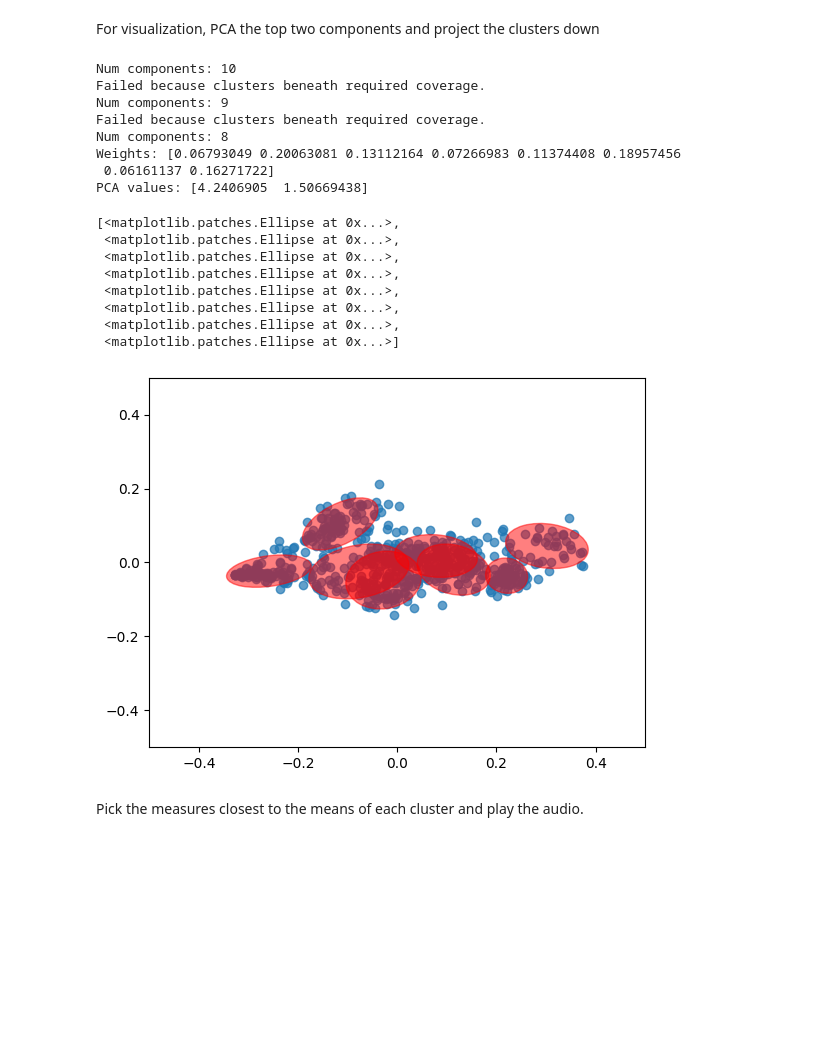
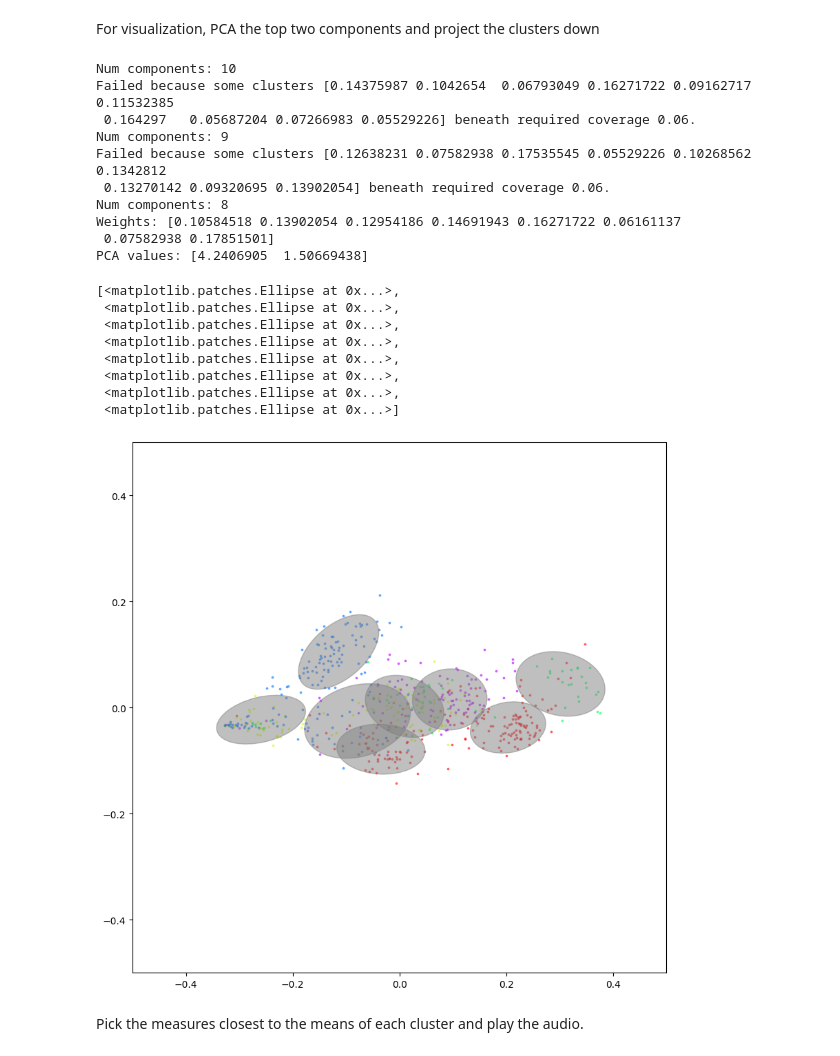
Before and after one commit to chenhi/groove_gang, a Jupyter notebook: demo_intraclustering.ipynb, the cells around one changed output. Drawn from its saved outputs; the diff is of its cells as text; code cells hidden in the pictures; blank space fills up the shorter version.

Commit message:
colors

```diff
--- a/demo_intraclustering.ipynb
+++ b/demo_intraclustering.ipynb
@@ -43,18 +43,25 @@ def do_clustering(data, confidence_limit=0.9, cluster_threshold=0.2, overlap_all
 
     return gm, pca
 
-def do_projected_plot(gm, pca, data, confidence=0.9):
+def do_projected_plot(gm, pca, data, confidence=0.9, data_list=None):
 
     red_data = pca.transform(data)
     patches, _ = get_patches(gm, confidence=confidence, pts=data, pca=pca)
 
-    plt.figure()
+    plt.figure(figsize=(10,10))
     ax = plt.gca()
     ax.set_xlim([-.5, .5])
     ax.set_ylim([-.5, .5])
 
+    if data_list != None:
+        cmap = plt.cm.get_cmap('hsv', len(data_list) + 1)
+        running_total = 0
+        for i, d in enumerate(data_list):
+            plt.scatter(red_data[running_total:running_total + d.shape[0],0], red_data[running_total:running_total + d.shape[0],1], alpha=0.5, color=cmap(i), s=3)
+            running_total += d.shape[0]
+    else:
+        plt.scatter(red_data[:,0], red_data[:,1], alpha=0.7)
 
-    plt.scatter(red_data[:,0], red_data[:,1], alpha=0.7)
     for p in patches:
         ax.add_patch(p)
 
@@ -131,30 +131,32 @@ For visualization, PCA the top two components and project the clusters down
 # %%
 #c = .8
 #gm, pca = do_clustering(data, confidence_limit=c, cluster_threshold=0.3, overlap_allowance=0.2, use_weights=False, verbose=True)
 
 c = .8
-gm, pca = do_clustering(data, confidence_limit=c, cluster_threshold=0.05, overlap_allowance=0.6, use_weights=False, verbose=True)
+gm, pca = do_clustering(data, confidence_limit=c, cluster_threshold=0.3/len(file_list), overlap_allowance=1, use_weights=False, verbose=True)
 
 
-do_projected_plot(gm, pca, data, c)
+do_projected_plot(gm, pca, data, c, data_list=data_list)
 # %% [output]
 Num components: 10
-Failed because clusters beneath required coverage.
+Failed because some clusters [0.14375987 0.1042654  0.06793049 0.16271722 0.09162717 0.11532385
+ 0.164297   0.05687204 0.07266983 0.05529226] beneath required coverage 0.06.
 Num components: 9
-Failed because clusters beneath required coverage.
+Failed because some clusters [0.12638231 0.07582938 0.17535545 0.05529226 0.10268562 0.1342812
+ 0.13270142 0.09320695 0.13902054] beneath required coverage 0.06.
 Num components: 8
-Weights: [0.06793049 0.20063081 0.13112164 0.07266983 0.11374408 0.18957456
- 0.06161137 0.16271722]
+Weights: [0.10584518 0.13902054 0.12954186 0.14691943 0.16271722 0.06161137
+ 0.07582938 0.17851501]
 PCA values: [4.2406905  1.50669438]
 [<matplotlib.patches.Ellipse at 0x...>,
  <matplotlib.patches.Ellipse at 0x...>,
  <matplotlib.patches.Ellipse at 0x...>,
  <matplotlib.patches.Ellipse at 0x...>,
  <matplotlib.patches.Ellipse at 0x...>,
  <matplotlib.patches.Ellipse at 0x...>,
  <matplotlib.patches.Ellipse at 0x...>,
  <matplotlib.patches.Ellipse at 0x...>]
-[figure, old version]
+[figure, new version]
 # %% [markdown]
 Pick the measures closest to the means of each cluster and play the audio.
 # %%
```
Also changed, not shown: parts of 3 cells of this notebook, 1 other file.
